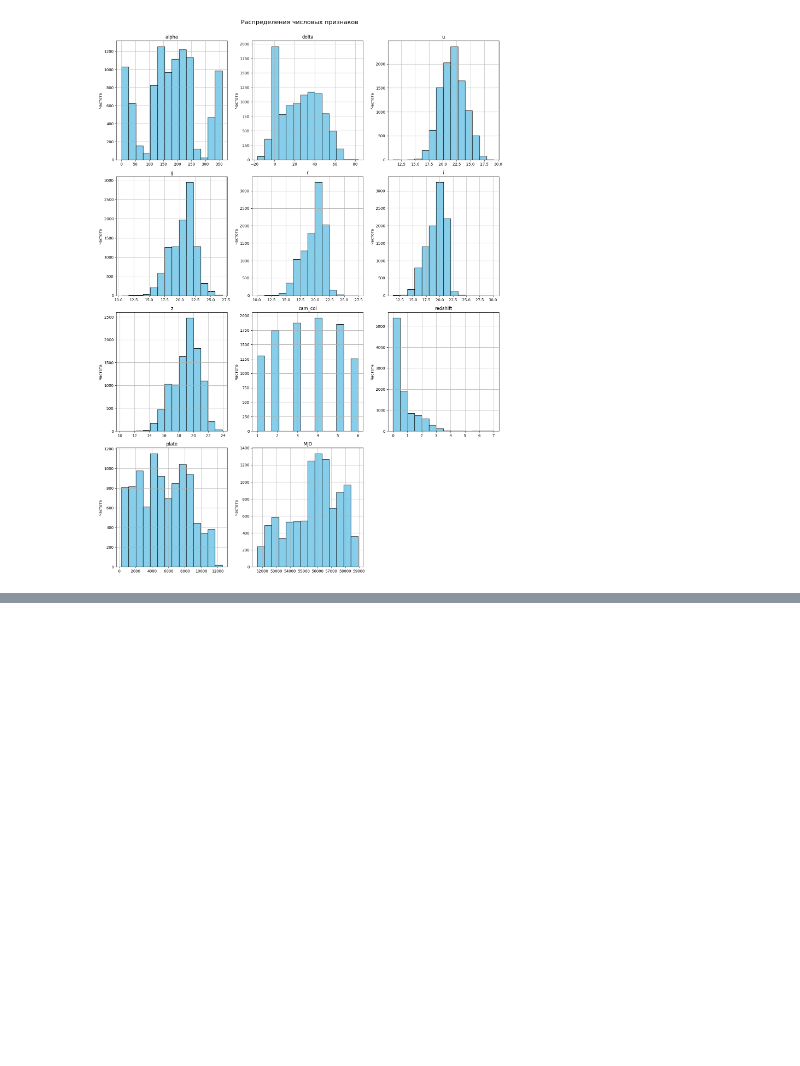
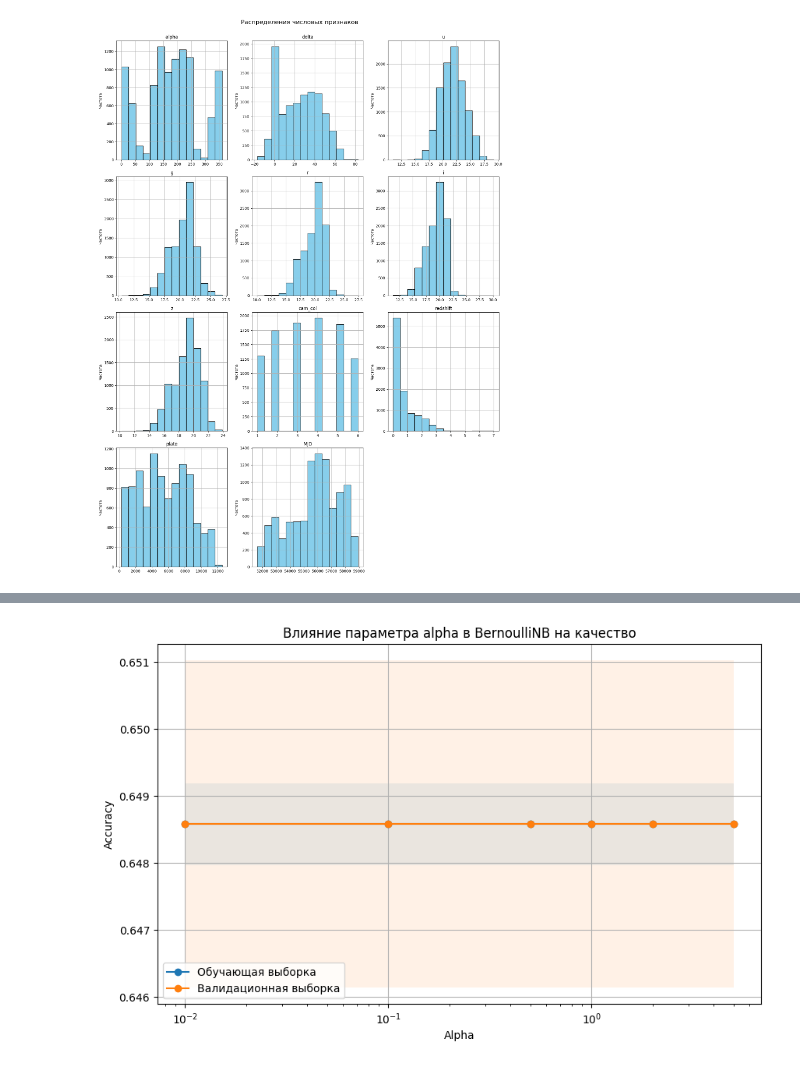
Before and after one commit to DaryaBorovinskaya/ML_lab3, a Jupyter notebook: lab3.ipynb, the cells around one changed output, grey strips where cells are left out. Cells and saved outputs as stored; diff of their text form; code cells hidden in the pictures; blank space fills up the shorter version.

```diff
--- a/lab3.ipynb
+++ b/lab3.ipynb
@@ -159,0 +256,18 @@ plt.show()
+# %%
+pipe_default = Pipeline([
+    ('binarizer', Binarizer(threshold=0.0)),
+    ('bnb', BernoulliNB())
+])
+
+pipe_default.fit(X_train, y_train)
+
+y_train_pred_default = pipe_default.predict(X_train)
+y_test_pred_default = pipe_default.predict(X_test)
+y_train_proba_default = pipe_default.predict_proba(X_train)
+y_test_proba_default = pipe_default.predict_proba(X_test)
+
+print("Модель с параметрами по умолчанию")
+calculate_metrics(y_train, y_train_pred_default, y_train_proba_default, "обучающего множества")
+calculate_metrics(y_test, y_test_pred_default, y_test_proba_default, "тестового множества")
+print("\nClassification Report (test, default):")
+print(classification_report(y_test, y_test_pred_default, digits=4))
@@ -159,0 +292,77 @@ plt.show()
+# %%
+alpha_range = [0.01, 0.1, 0.5, 1.0, 2.0, 5.0]
+
+pipe = Pipeline([
+    ('binarizer', Binarizer(threshold=0.5)),
+    ('bnb', BernoulliNB())
+])
+
+train_scores, val_scores = validation_curve(
+    pipe,
+    X_train, y_train,
+    param_name='bnb__alpha',
+    param_range=alpha_range,
+    cv=5,
+    scoring='accuracy',
+    n_jobs=-1
+)
+
+train_mean = np.mean(train_scores, axis=1)
+train_std = np.std(train_scores, axis=1)
+val_mean = np.mean(val_scores, axis=1)
+val_std = np.std(val_scores, axis=1)
+
+plt.figure(figsize=(10, 6))
+plt.plot(alpha_range, train_mean, label='Обучающая выборка', marker='o')
+plt.fill_between(alpha_range, train_mean - train_std, train_mean + train_std, alpha=0.1)
+plt.plot(alpha_range, val_mean, label='Валидационная выборка', marker='o')
+plt.fill_between(alpha_range, val_mean - val_std, val_mean + val_std, alpha=0.1)
+plt.title('Влияние параметра alpha в BernoulliNB на качество')
+plt.xlabel('Alpha')
+plt.ylabel('Accuracy')
+plt.xscale('log')
+plt.legend()
+plt.grid()
+plt.show()
+
+
+
+
+
+pipe = Pipeline([
+    ('binarizer', Binarizer()),
+    ('bnb', BernoulliNB(alpha=0.01))
+])
+
+threshold_range = [-1.0, -0.5, 0.0, 0.5, 1.0]
+
+train_scores, val_scores = validation_curve(
+    pipe,
+    X_train, y_train,
+    param_name='binarizer__threshold',
+    param_range=threshold_range,
+    cv=5,
+    scoring='accuracy',
+    n_jobs=-1
+)
+
+# Среднее и стандартное отклонение
+train_mean = np.mean(train_scores, axis=1)
+train_std = np.std(train_scores, axis=1)
+val_mean = np.mean(val_scores, axis=1)
+val_std = np.std(val_scores, axis=1)
+
+# Построение графика
+plt.figure(figsize=(10, 6))
+plt.plot(threshold_range, train_mean, label='Обучающая выборка', marker='o')
+plt.fill_between(threshold_range, train_mean - train_std, train_mean + train_std, alpha=0.1)
+plt.plot(threshold_range, val_mean, label='Валидационная выборка', marker='o')
+plt.fill_between(threshold_range, val_mean - val_std, val_mean + val_std, alpha=0.1)
+plt.title('Влияние параметра threshold в Binarizer на качество')
+plt.xlabel('Threshold')
+plt.ylabel('Accuracy')
+plt.legend()
+plt.grid()
+plt.show()
+# %% [output]
+[figure, added]
```
Also changed, not shown: parts of 12 cells of this notebook.
